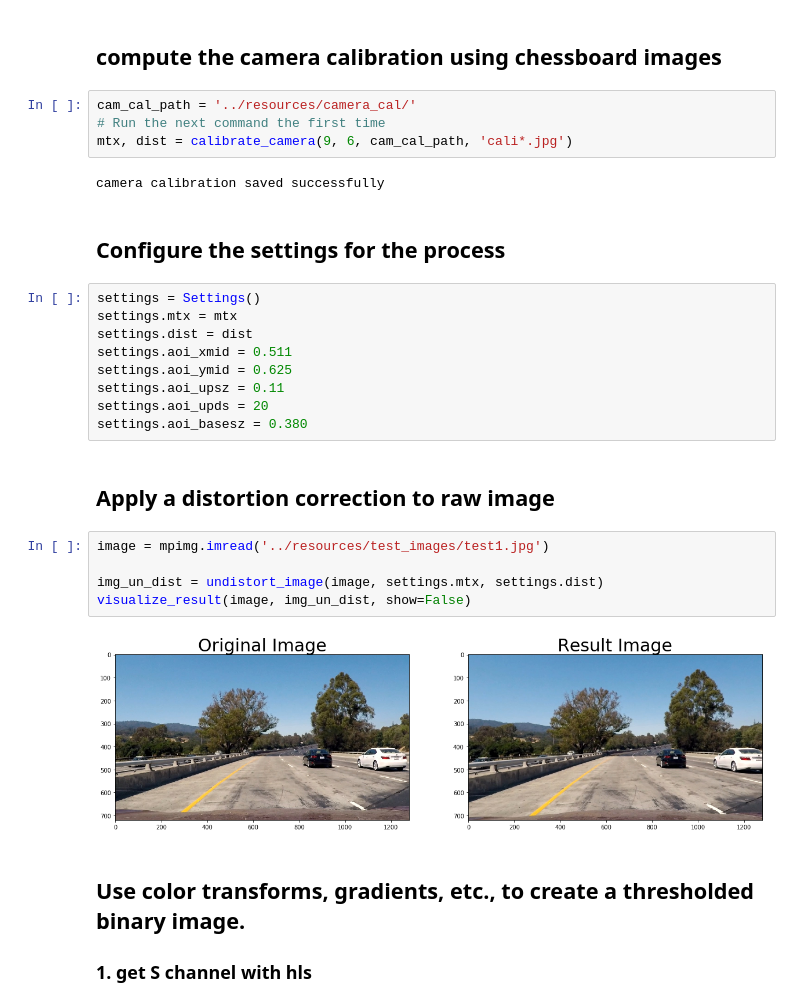
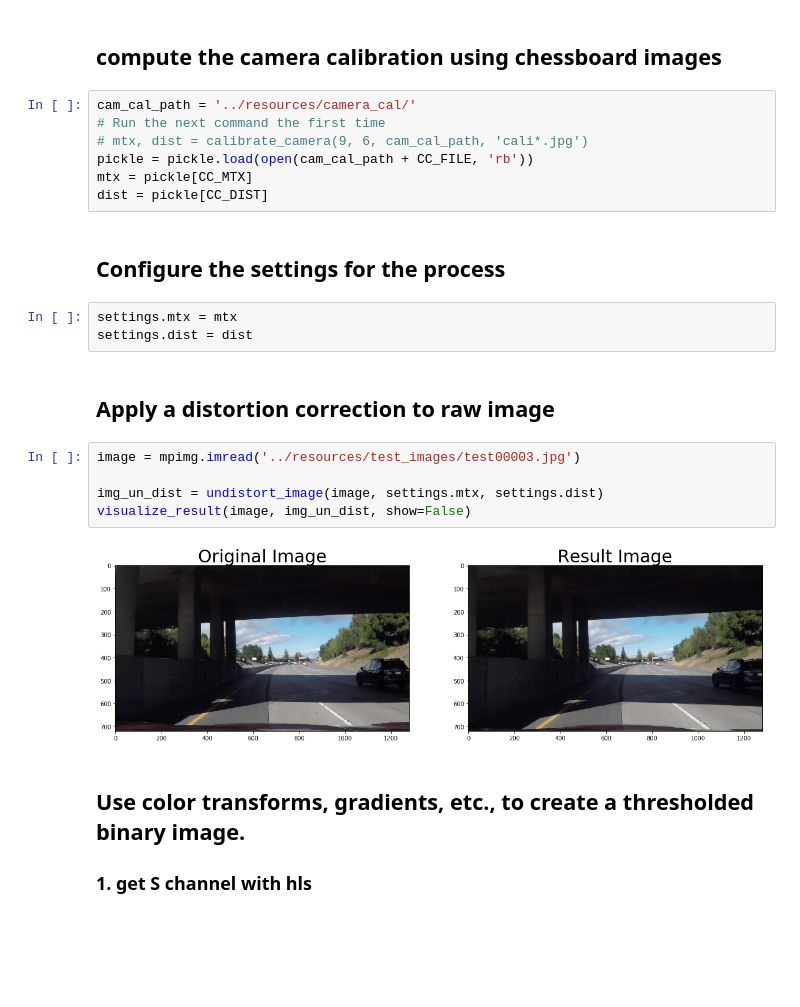
Before and after one commit to agonzale34/sdc-advanced-lane-detection, a Jupyter notebook: src/p2.ipynb, the cells around one changed output. Drawn from its saved outputs; the diff is of its cells as text; blank space fills up the shorter version.

```diff
--- a/src/p2.ipynb
+++ b/src/p2.ipynb
@@ -28,29 +28,24 @@ from src.utils.plt_utils import *
 # %%
 cam_cal_path = '../resources/camera_cal/'
 # Run the next command the first time
-mtx, dist = calibrate_camera(9, 6, cam_cal_path, 'cali*.jpg')
+# mtx, dist = calibrate_camera(9, 6, cam_cal_path, 'cali*.jpg')
+pickle = pickle.load(open(cam_cal_path + CC_FILE, 'rb'))
+mtx = pickle[CC_MTX]
+dist = pickle[CC_DIST]
-# %% [output]
-camera calibration saved successfully
 # %% [markdown]
 ## Configure the settings for the process
-# %%
-settings = Settings()
-settings.mtx = mtx
-settings.dist = dist
-settings.aoi_xmid = 0.511
-settings.aoi_ymid = 0.625
-settings.aoi_upsz = 0.11
-settings.aoi_upds = 20
-settings.aoi_basesz = 0.380
+# %%
+settings.mtx = mtx
+settings.dist = dist
 # %% [markdown]
 ## Apply a distortion correction to raw image
 # %%
-image = mpimg.imread('../resources/test_images/test1.jpg')
+image = mpimg.imread('../resources/test_images/test00003.jpg')
 
 img_un_dist = undistort_image(image, settings.mtx, settings.dist)
 visualize_result(image, img_un_dist, show=False)
 # %% [output]
-[figure, old version]
+[figure, new version]
 # %% [markdown]
 ## Use color transforms, gradients, etc., to create a thresholded binary image.
 ### 1. get S channel with hls
```
Also changed, not shown: parts of 11 cells of this notebook, 15 other files.
